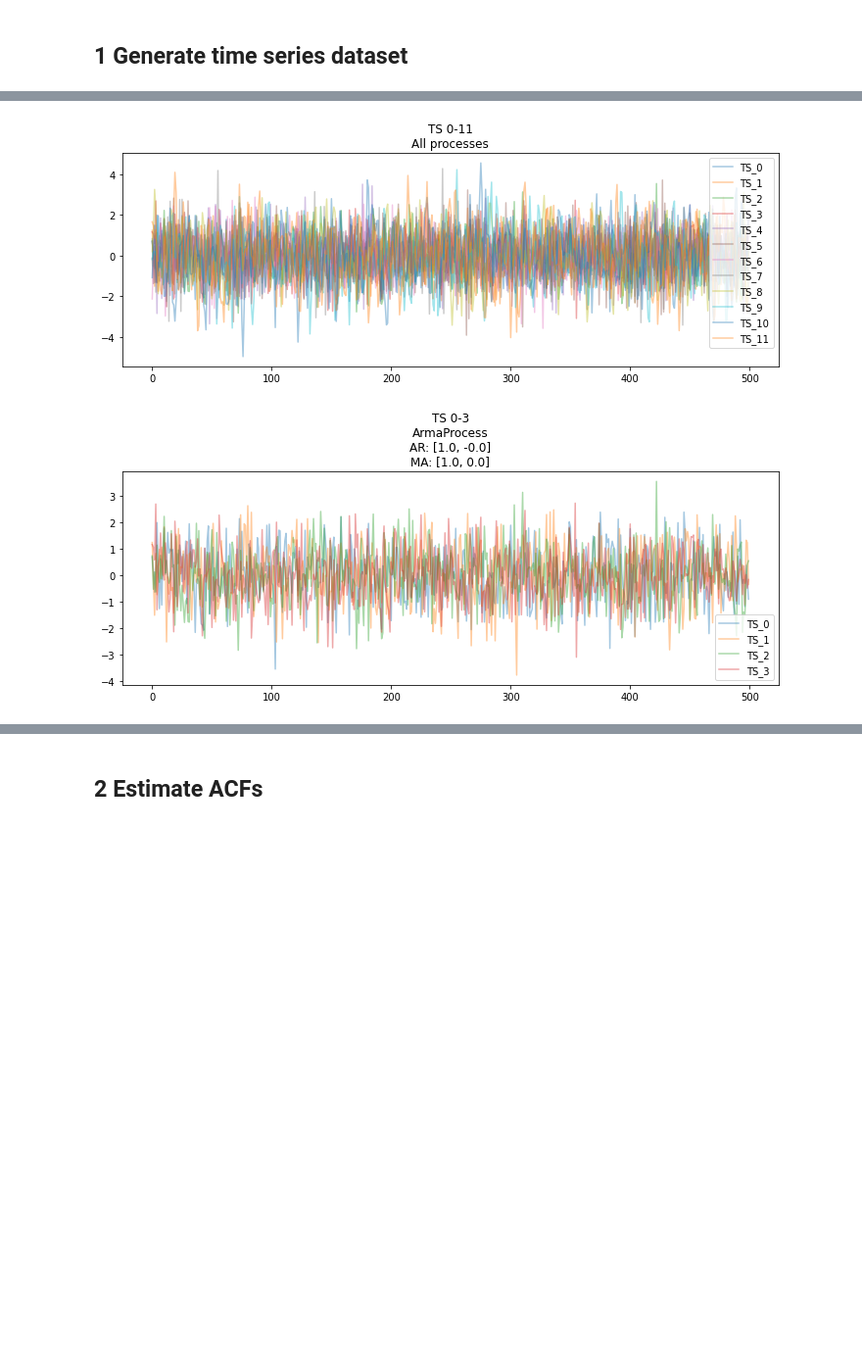
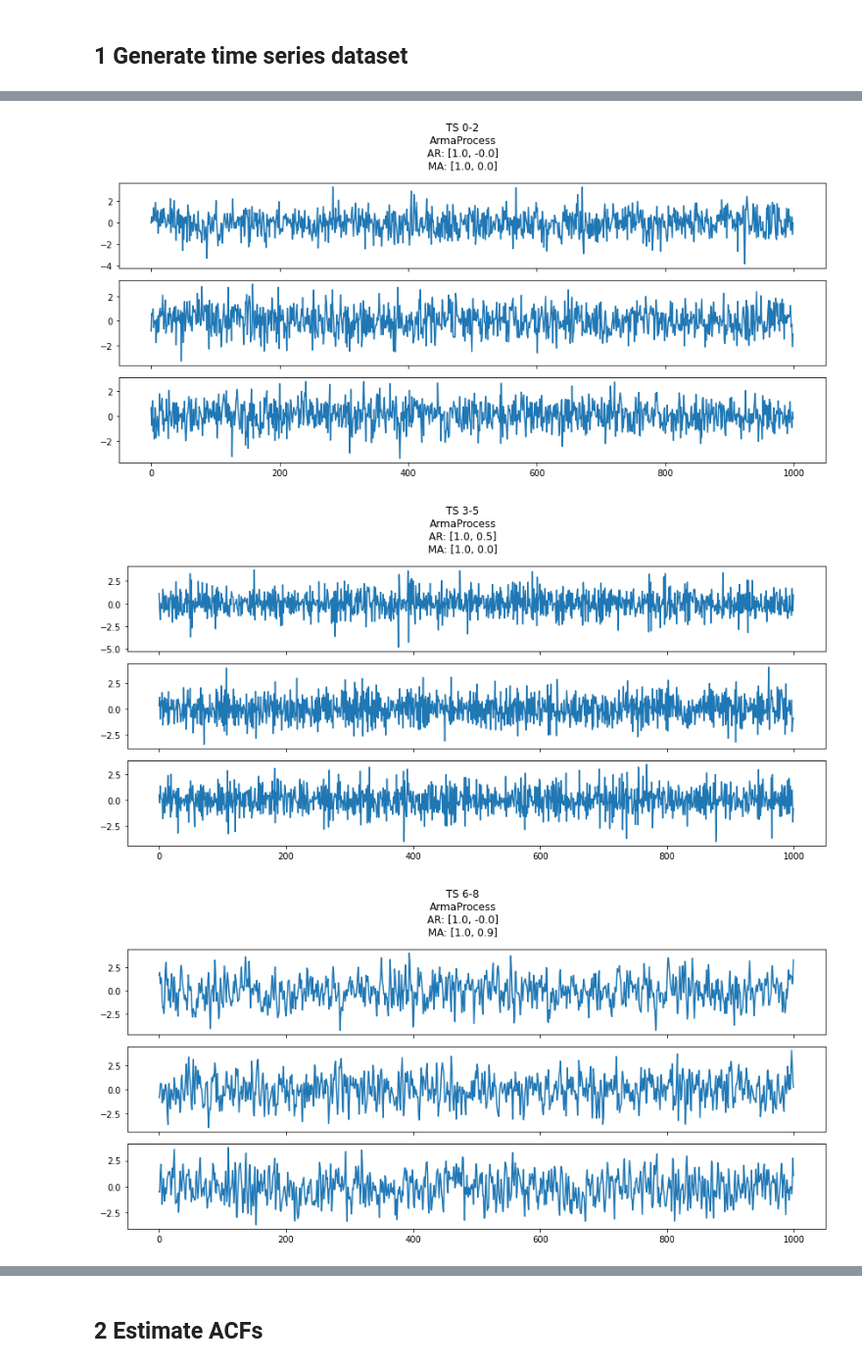
Before and after one commit to williewheeler/time-series-demos, a Jupyter notebook: clustering/ts-cluster.ipynb, the cells around one changed output, grey strips where cells are left out. Shown at 98% size. Cells and saved outputs as stored; diff of their text form; code cells hidden in the pictures; blank space fills up the shorter version.

Commit message:
Updated notebook to include another ARMA process

```diff
--- a/clustering/ts-cluster.ipynb
+++ b/clustering/ts-cluster.ipynb
@@ -8,6 +8,15 @@ import matplotlib.pyplot as plt
 
 from sklearn.cluster import KMeans
 from statsmodels.tsa.arima_process import ArmaProcess
+# %%
+# Number of time series per process
+series_per_process = 3
+
+# Length of an individual time series
+T = 1_000
+
+# Max ACF lags
+n_lags = 20
 # %% [markdown]
 ## 1 Generate time series dataset
 # %%
@@ -16,13 +25,17 @@ from statsmodels.tsa.arima_process import ArmaProcess
 processes = [
     ArmaProcess.from_coeffs([0.0], [0.0]),
     ArmaProcess.from_coeffs([-0.5], [0.0]),
-    ArmaProcess.from_coeffs([0.0], [0.9])
+    ArmaProcess.from_coeffs([0.0], [0.9]),
+    ArmaProcess.from_coeffs([0.5], [0.5])
 ]
 # %%
+n_processes = len(processes)
+n_series = n_processes * series_per_process
+
 # Generate the time series.
 df = pd.DataFrame()
-for i in range(12):
-    df[f"TS_{i}"] = processes[i // 4].generate_sample(500)
+for i in range(n_series):
+    df[f"TS_{i}"] = processes[i // series_per_process].generate_sample(T)
 # %%
 df.head(10)
 # %% [output]
@@ -40,13 +53,23 @@ df.head(10)
 # %%
 def plot_df(df, lower, upper, process):
-    title = f"TS {lower}-{upper-1}\n{process}"
-    df.iloc[:, lower:upper].plot(title=title, figsize=(12, 4), alpha=0.4)
+    n_rows = upper - lower
+    fig, ax = plt.subplots(
+        nrows=n_rows, ncols=1,
+        sharex=True, sharey=False,
+        figsize=(12, 2 * n_rows),
+        tight_layout=True)
+    fig.suptitle(f"TS {lower}-{upper-1}\n{process}")
+    for i in range(n_rows):
+        ts_idx = lower + i
+        ax[i].plot(df.iloc[:, ts_idx])
+        #ax[i].set_title(f"TS {ts_idx}")
     plt.show()
-# %%
-plot_df(df, 0, 12, "All processes")
-# %% [output]
-[figure, removed]
 # %%
-plot_df(df, 0, 4, processes[0])
+for i in range(n_processes):
+    lower = i * series_per_process
+    upper = lower + series_per_process
+    plot_df(df, lower, upper, processes[i])
 # %% [output]
-[figure, old version]
+[figure, new version]
+[figure, added]
+[figure, added]
```
Also changed, not shown: parts of 9 cells of this notebook.
